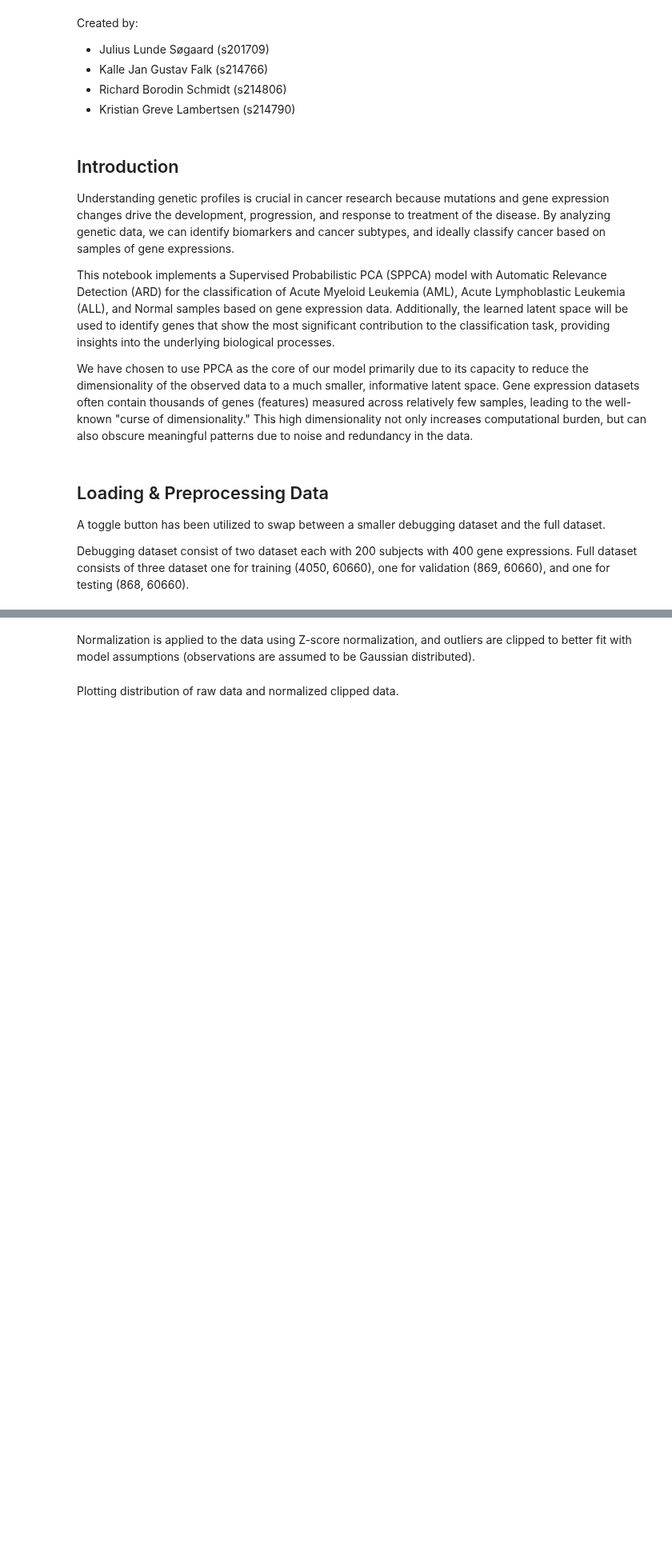
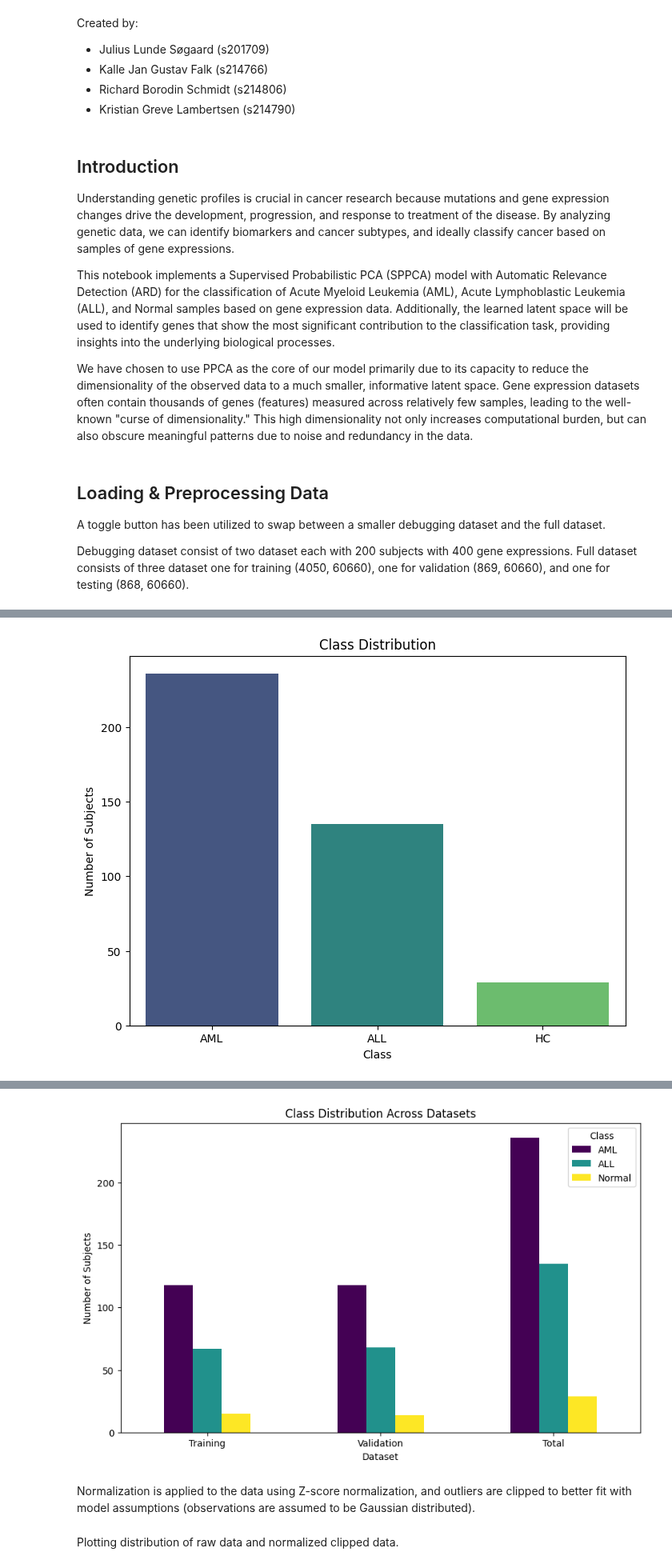
Before and after one commit to Richlogger/42186-Model-Based-ML-Project, a Jupyter notebook: PPCA_ARD.ipynb, the cells around one changed output, grey strips where cells are left out. Shown at 80% size. Drawn from its saved outputs; the diff is of its cells as text; code cells hidden in the pictures; blank space fills up the shorter version.

Commit message:
added dataViz and classification summary stuff

```diff
--- a/PPCA_ARD.ipynb
+++ b/PPCA_ARD.ipynb
@@ -162,0 +165,77 @@ elif Toggle == "large":
+# %%
+# Combine all data based on the toggle
+if Toggle == "small":
+    X_combined = np.vstack([X_train, X_val])  # Combine features
+    y_combined = np.hstack([y_train, y_val])  # Combine labels
+elif Toggle == "large":
+    X_combined = np.vstack([X_train, X_val, X_test])  # Combine features
+    y_combined = np.hstack([y_train, y_val, y_test])  # Combine labels
+
+# Convert to pandas DataFrame for easier analysis
+import pandas as pd
+data_combined = pd.DataFrame(X_combined)
+data_combined['label'] = y_combined
+
+# Statistics
+num_subjects = data_combined.shape[0]
+num_features = data_combined.shape[1] - 1  # Exclude the label column
+class_counts = data_combined['label'].value_counts()
+
+print(f"Total number of subjects: {num_subjects}")
+print(f"Total number of features: {num_features}")
+print("Number of subjects in each class:")
+print(class_counts)
+
+# Visualization
+import seaborn as sns
+import matplotlib.pyplot as plt
+
+# Bar plot for class distribution
+plt.figure(figsize=(8, 6))
+sns.barplot(x=class_counts.index, y=class_counts.values, palette="viridis")
+plt.title("Class Distribution")
+plt.xlabel("Class")
+plt.ylabel("Number of Subjects")
+plt.xticks(ticks=class_counts.index, labels=["AML", "ALL", "HC"])  # Adjust labels if needed
+plt.show()
+
+# Function to calculate and display class distribution
+def display_class_distribution(y_data, dataset_name):
+    class_counts = pd.Series(y_data).value_counts()
+    print(f"Class distribution for {dataset_name}:")
+    print(class_counts)
+    print()
+
+# Display class distribution for each dataset
+display_class_distribution(y_train, "Training Set")
+display_class_distribution(y_val, "Validation Set")
+if Toggle == "large":
+    display_class_distribution(y_test, "Test Set")
+display_class_distribution(y_combined, "Total Dataset")
+
+# Visualization of class distribution across datasets
+datasets = ["Training", "Validation"]
+class_distributions = [
+    pd.Series(y_train).value_counts(),
+    pd.Series(y_val).value_counts()
+]
+
+if Toggle == "large":
+    datasets.append("Test")
+    class_distributions.append(pd.Series(y_test).value_counts())
+
+datasets.append("Total")
+class_distributions.append(pd.Series(y_combined).value_counts())
+
+# Combine distributions into a DataFrame for visualization
+class_distribution_df = pd.DataFrame(class_distributions, index=datasets).fillna(0).astype(int)
+
+# Bar plot for class distribution
+class_distribution_df.plot(kind="bar", figsize=(10, 6), colormap="viridis")
+plt.title("Class Distribution Across Datasets")
+plt.xlabel("Dataset")
+plt.ylabel("Number of Subjects")
+plt.legend(title="Class", labels=["AML", "ALL", "Normal"])
+plt.xticks(rotation=0)
+plt.show()
+# %% [output]
@@ -162,0 +253 @@ elif Toggle == "large":
+[figure, added]
@@ -163,3 +271,4 @@ elif Toggle == "large":
+[figure, added]
 # %% [markdown]
 Normalization is applied to the data using Z-score normalization, and outliers are clipped to better fit with model assumptions (observations are assumed to be Gaussian distributed).
 # %%
```
Also changed, not shown: parts of 12 cells of this notebook.
